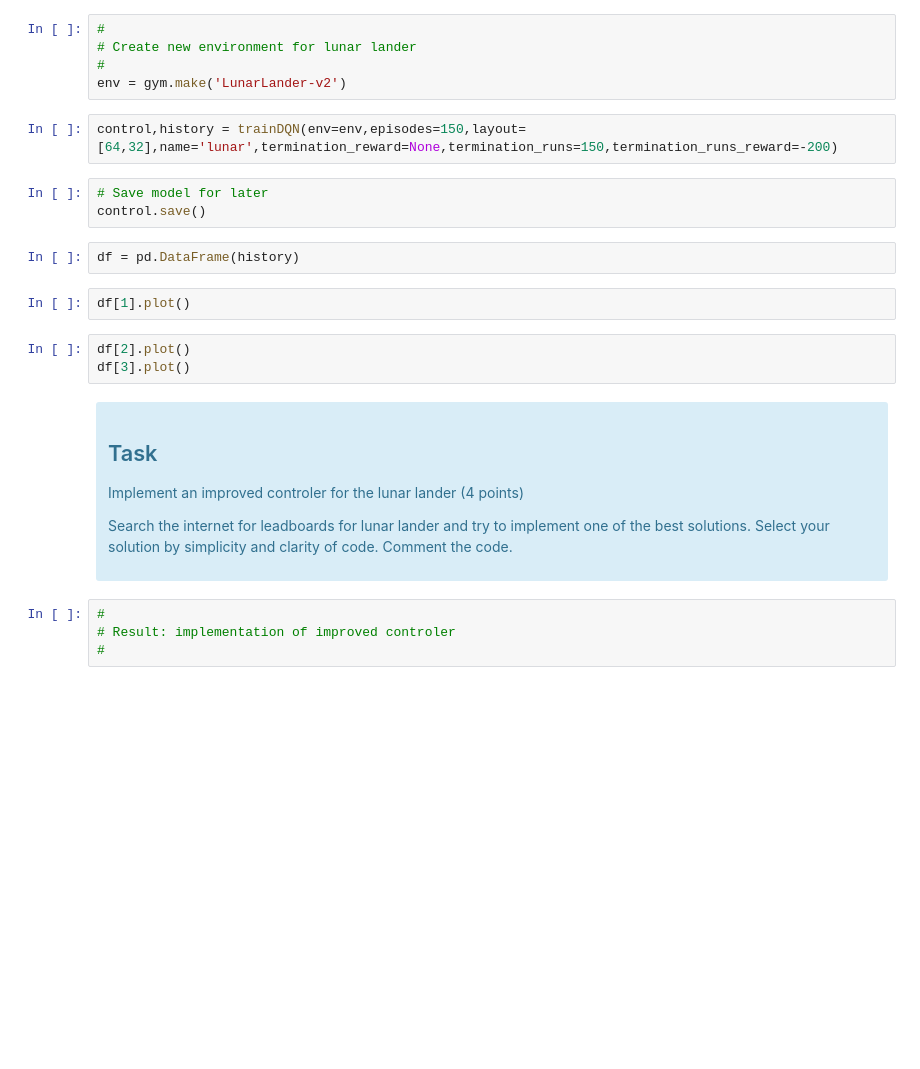
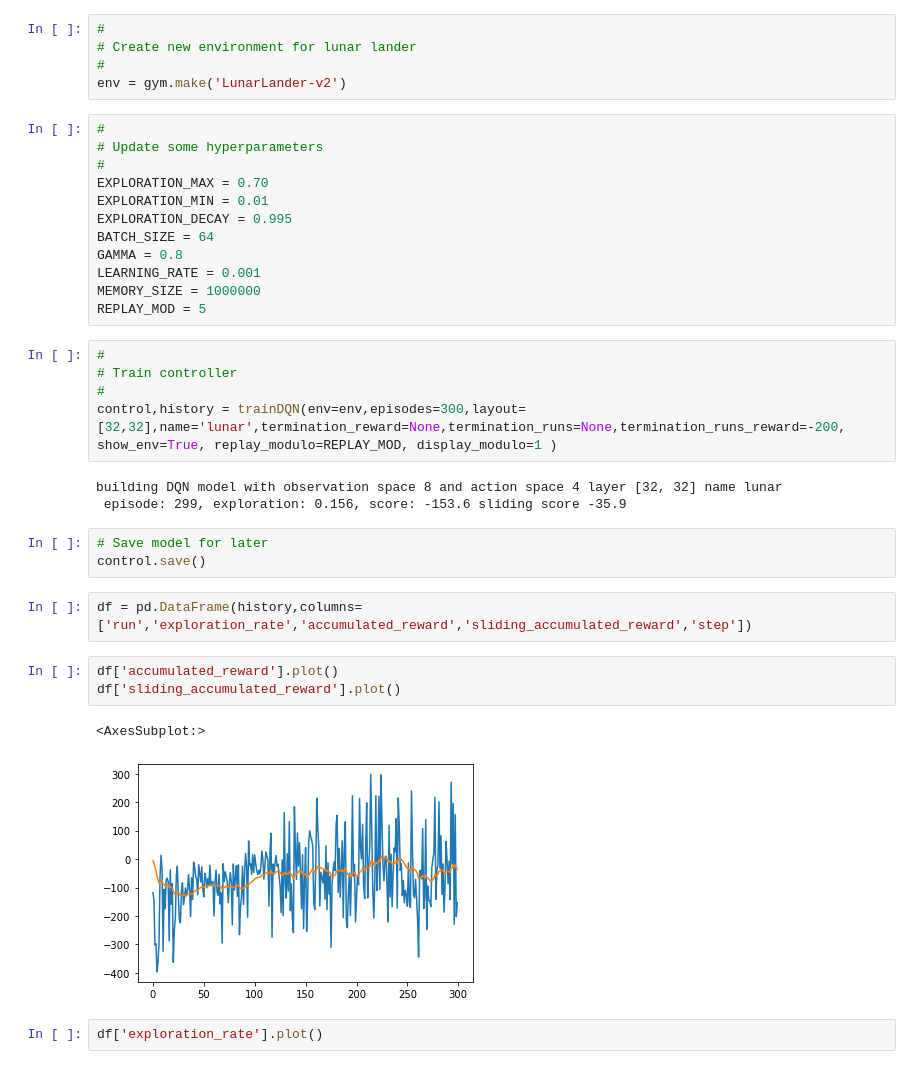
Before and after one commit to ditomax/mlexercises, a Jupyter notebook: 06 Exercise Reinforcement Learning.ipynb, the cells around one changed output. Drawn from its saved outputs; the diff is of its cells as text; blank space fills up the shorter version.

```diff
--- a/06 Exercise Reinforcement Learning.ipynb
+++ b/06 Exercise Reinforcement Learning.ipynb
@@ -525,29 +571,36 @@ How we are looking into the lunar lander problem. We reuse the DQN controller fr
 # Create new environment for lunar lander
 #
 env = gym.make('LunarLander-v2')
+# %%
+#
+# Update some hyperparameters
+#
+EXPLORATION_MAX = 0.70
+EXPLORATION_MIN = 0.01
+EXPLORATION_DECAY = 0.995
+BATCH_SIZE = 64
+GAMMA = 0.8
+LEARNING_RATE = 0.001
+MEMORY_SIZE = 1000000
+REPLAY_MOD = 5
 # %%
-control,history = trainDQN(env=env,episodes=150,layout=[64,32],name='lunar',termination_reward=None,termination_runs=150,termination_runs_reward=-200)
+#
+# Train controller
+#
+control,history = trainDQN(env=env,episodes=300,layout=[32,32],name='lunar',termination_reward=None,termination_runs=None,termination_runs_reward=-200, show_env=True, replay_modulo=REPLAY_MOD, display_modulo=1 )
+# %% [output]
+building DQN model with observation space 8 and action space 4 layer [32, 32] name lunar
+ episode: 299, exploration: 0.156, score: -153.6 sliding score -35.9
 # %%
 # Save model for later
 control.save()
 # %%
-df = pd.DataFrame(history)
+df = pd.DataFrame(history,columns=['run','exploration_rate','accumulated_reward','sliding_accumulated_reward','step'])
+# %%
+df['accumulated_reward'].plot()
+df['sliding_accumulated_reward'].plot()
+# %% [output]
+<AxesSubplot:>
+[figure, added]
 # %%
-df[1].plot()
+df['exploration_rate'].plot()
-# %%
-df[2].plot()
-df[3].plot()
-# %% [markdown]
-<div class="alert alert-block alert-info">
-
-## Task
-
-Implement an improved controler for the lunar lander (4 points)
-
-Search the internet for leadboards for lunar lander and try to implement one of the best solutions. Select your solution by simplicity and clarity of code. Comment the code.
-
-</div>
-# %%
-#
-# Result: implementation of improved controler
-#
```
Also changed, not shown: parts of 13 cells of this notebook, 1 other file.
